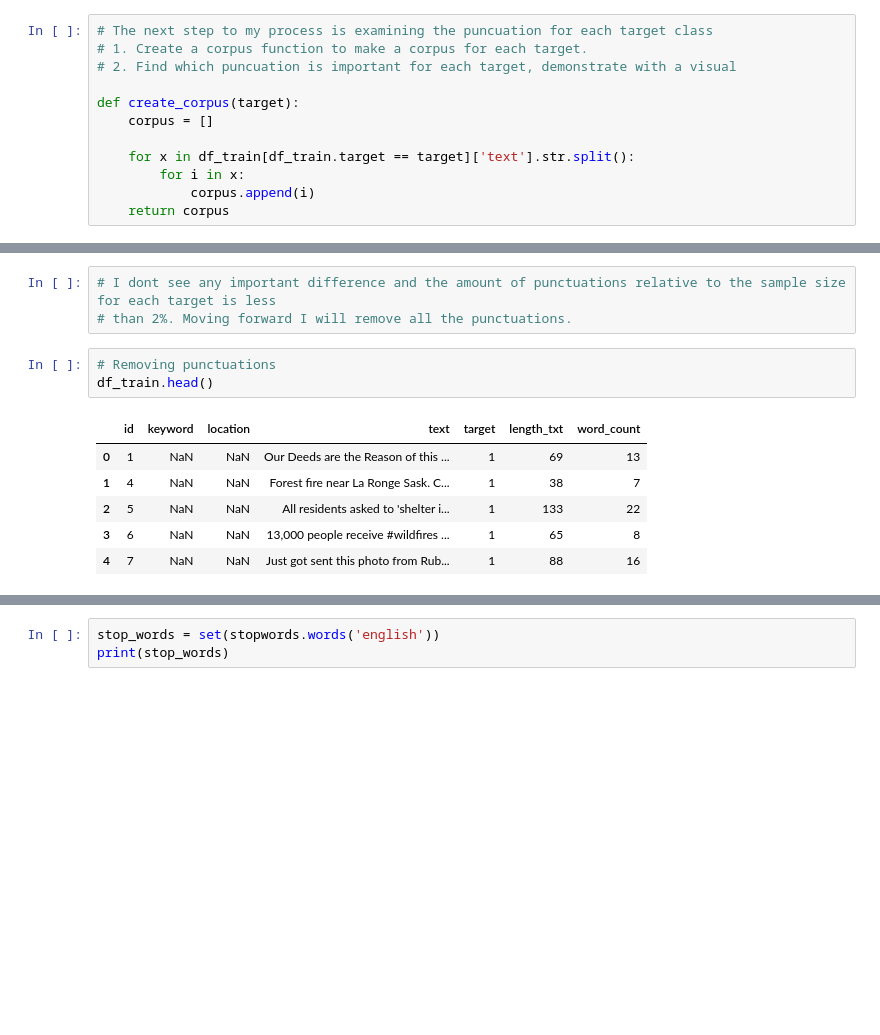
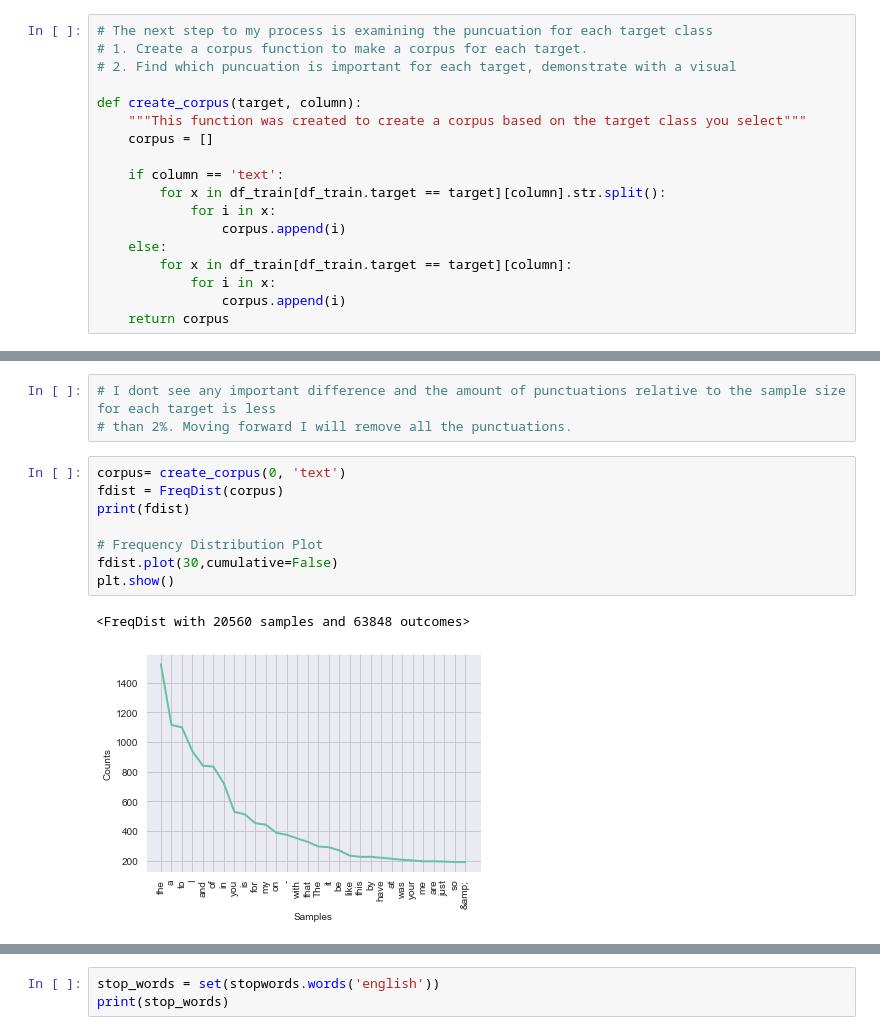
Before and after one commit to Eric-G-Romano/NLP_Disater_tweets, a Jupyter notebook: NLP Disaster classifier tweet.ipynb, the cells around one changed output, grey strips where cells are left out. Drawn from its saved outputs; the diff is of its cells as text; blank space fills up the shorter version.

```diff
--- a/NLP Disaster classifier tweet.ipynb
+++ b/NLP Disaster classifier tweet.ipynb
@@ -115,10 +103,16 @@ sns.displot(data=df_train, x='word_count', bins=25, hue='target', col='target',
 # 1. Create a corpus function to make a corpus for each target.
 # 2. Find which puncuation is important for each target, demonstrate with a visual
 
-def create_corpus(target):
+def create_corpus(target, column):
+    """This function was created to create a corpus based on the target class you select"""
     corpus = []
 
-    for x in df_train[df_train.target == target]['text'].str.split():
-        for i in x:
-            corpus.append(i)
+    if column == 'text':
+        for x in df_train[df_train.target == target][column].str.split():
+            for i in x:
+                corpus.append(i)
+    else:
+        for x in df_train[df_train.target == target][column]:
+            for i in x:
+                corpus.append(i)
     return corpus
@@ -160,13 +154,14 @@ Text(0.5, 1.0, 'Punctuations for a Disaster')
 # %%
 # I dont see any important difference and the amount of punctuations relative to the sample size for each target is less
 # than 2%. Moving forward I will remove all the punctuations.
-# %%
-# Removing punctuations
-df_train.head()
-# %% [output]
-|  | id | keyword | location | text | target | length_txt | word_count |
-| 0 | 1 | NaN | NaN | Our Deeds are the Reason of this ... | 1 | 69 | 13 |
-| 1 | 4 | NaN | NaN | Forest fire near La Ronge Sask. C... | 1 | 38 | 7 |
-| 2 | 5 | NaN | NaN | All residents asked to 'shelter i... | 1 | 133 | 22 |
-| 3 | 6 | NaN | NaN | 13,000 people receive #wildfires ... | 1 | 65 | 8 |
-| 4 | 7 | NaN | NaN | Just got sent this photo from Rub... | 1 | 88 | 16 |
+# %%
+corpus= create_corpus(0, 'text')
+fdist = FreqDist(corpus)
+print(fdist)
+
+# Frequency Distribution Plot
+fdist.plot(30,cumulative=False)
+plt.show()
+# %% [output]
+<FreqDist with 20560 samples and 63848 outcomes>
+[figure, added]
```
Also changed, not shown: parts of 31 cells of this notebook.
